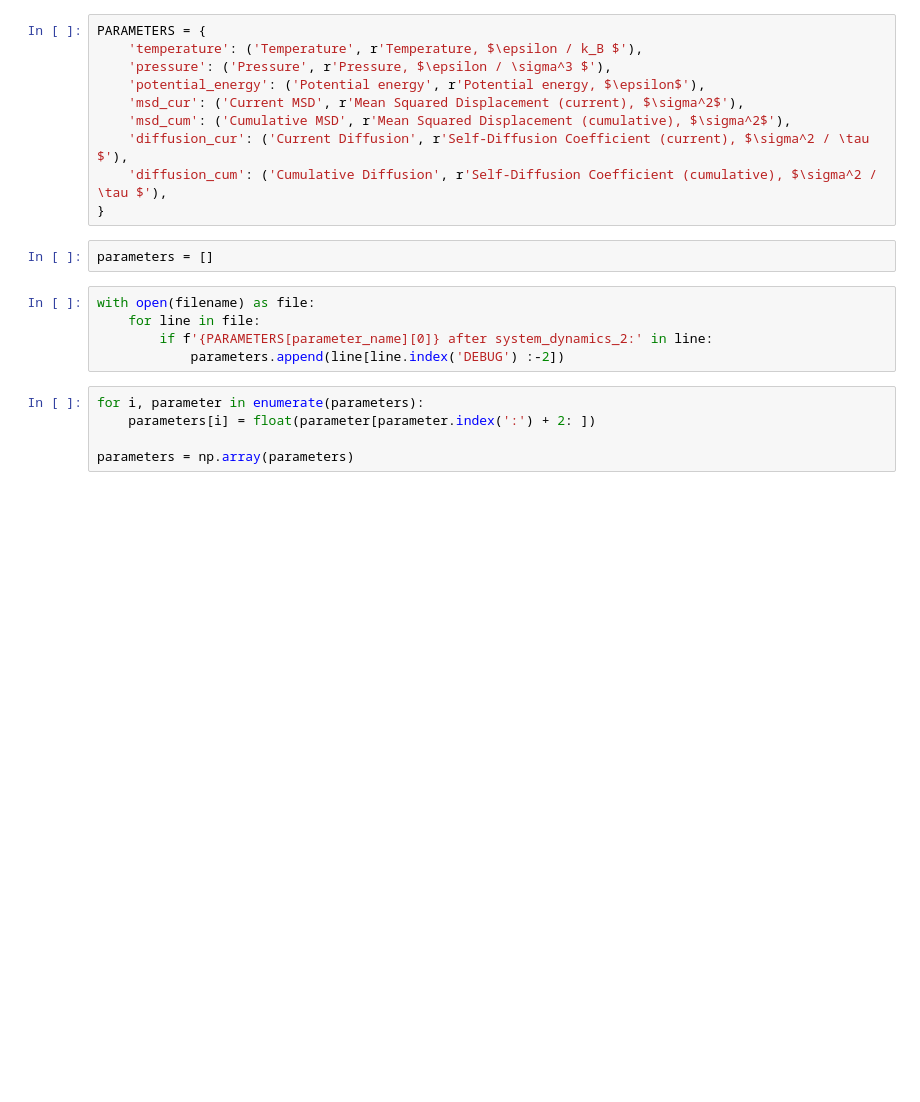
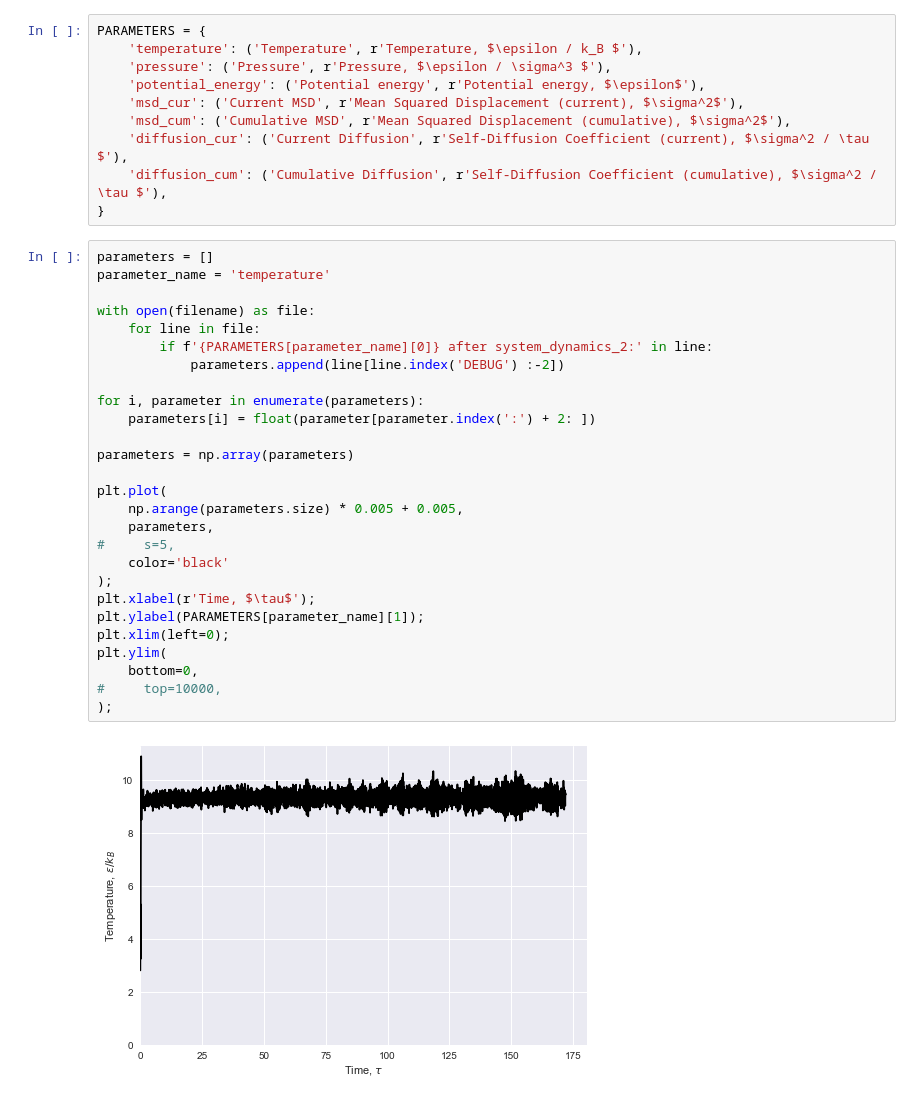
Before and after one commit to AlbertFarkhutdinov/molecular_dynamics, a Jupyter notebook: notebooks/parameter_from_log.ipynb, the cells around one changed output. Saved outputs shown, nothing was run; the diff lists cells and outputs as text; blank space fills up the shorter version.

```diff
--- a/notebooks/parameter_from_log.ipynb
+++ b/notebooks/parameter_from_log.ipynb
@@ -29,16 +29,33 @@ PARAMETERS = {
     'diffusion_cur': ('Current Diffusion', r'Self-Diffusion Coefficient (current), $\sigma^2 / \tau $'),
     'diffusion_cum': ('Cumulative Diffusion', r'Self-Diffusion Coefficient (cumulative), $\sigma^2 / \tau $'),
 }
-# %%
-parameters = []
 # %%
+parameters = []
+parameter_name = 'temperature'
+
 with open(filename) as file:
     for line in file:
         if f'{PARAMETERS[parameter_name][0]} after system_dynamics_2:' in line:
             parameters.append(line[line.index('DEBUG') :-2])
+
+for i, parameter in enumerate(parameters):
+    parameters[i] = float(parameter[parameter.index(':') + 2: ])
+
+parameters = np.array(parameters)
+
+plt.plot(
+    np.arange(parameters.size) * 0.005 + 0.005,
+    parameters,
+#     s=5,
+    color='black'
+);
+plt.xlabel(r'Time, $\tau$');
+plt.ylabel(PARAMETERS[parameter_name][1]);
+plt.xlim(left=0);
+plt.ylim(
+    bottom=0,
+#     top=10000,
+);
+# %% [output]
+[figure, added]
-# %%
-for i, parameter in enumerate(parameters):
-    parameters[i] = float(parameter[parameter.index(':') + 2: ])
-
-parameters = np.array(parameters)
 # %%
```
Also changed, not shown: parts of 2 cells of this notebook, 8 other files.
